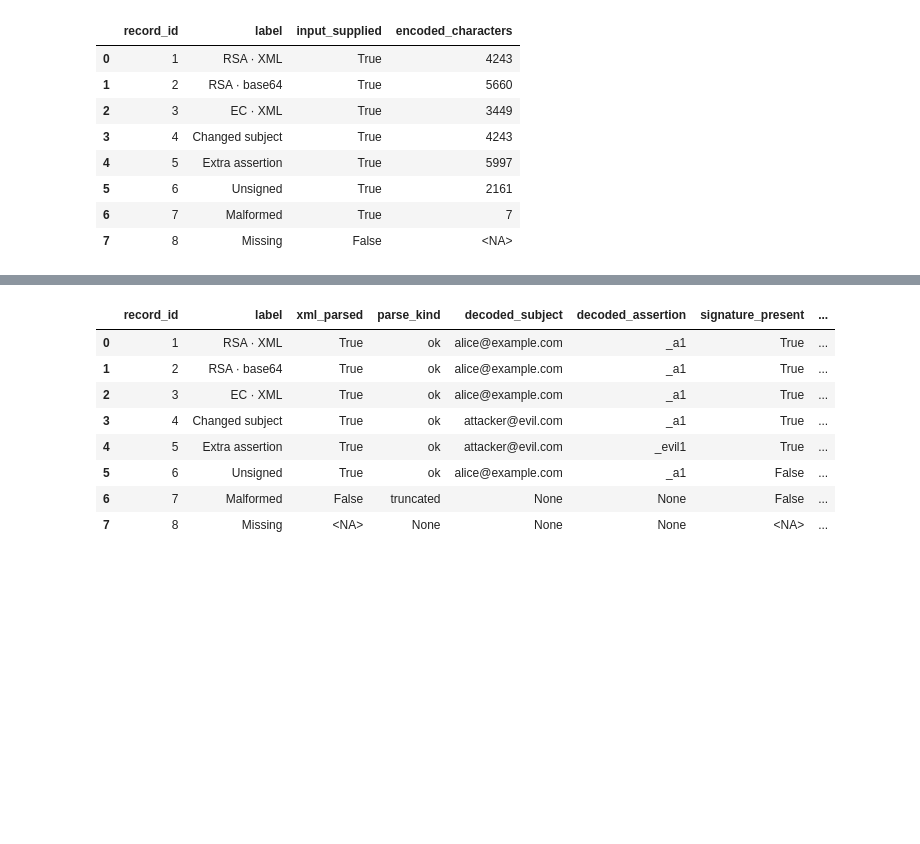
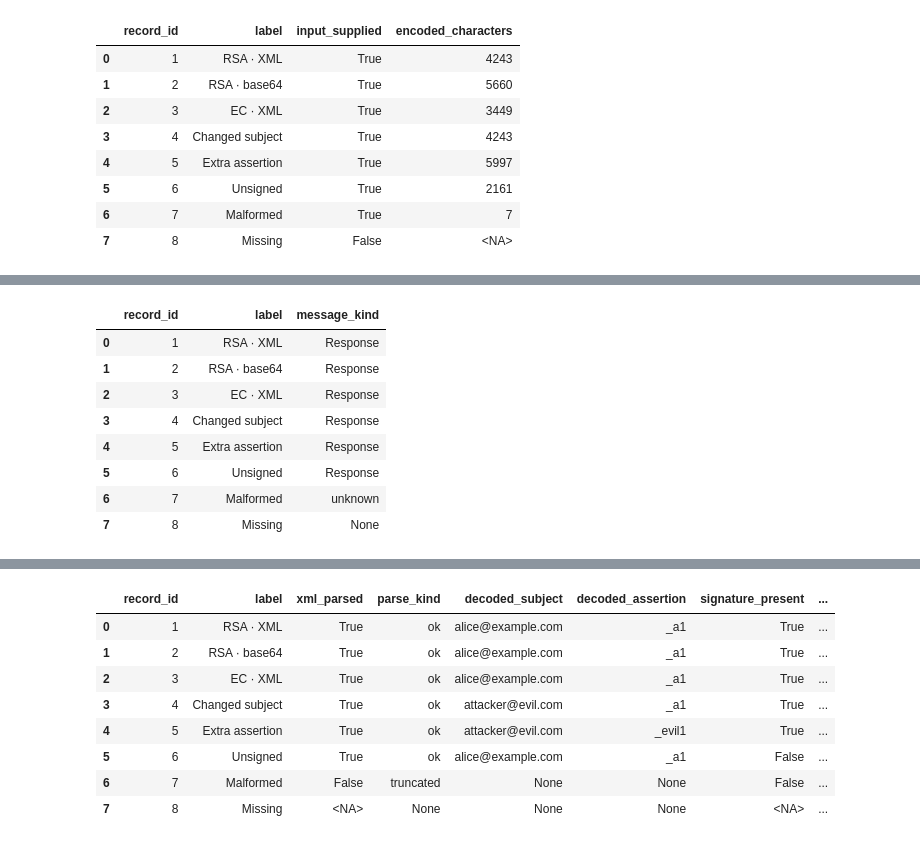
Before and after one commit to Query-farm/vgi-saml, a Jupyter notebook: notebooks/01_a_valid_signature_is_one_piece_of_evidence.ipynb, the cells around one changed output, grey strips where cells are left out. Saved outputs shown, nothing was run; the diff lists cells and outputs as text; code cells hidden in the pictures; blank space fills up the shorter version.

```diff
--- a/notebooks/01_a_valid_signature_is_one_piece_of_evidence.ipynb
+++ b/notebooks/01_a_valid_signature_is_one_piece_of_evidence.ipynb
@@ -106,0 +146,15 @@ FROM messages ORDER BY record_id;
+# %%
+%%sql
+CREATE TABLE message_kinds AS
+SELECT record_id,label,saml.main.message_type(message) AS message_kind FROM messages;
+SELECT * FROM message_kinds ORDER BY record_id;
+# %% [output]
+|  | record_id | label | message_kind |
+| 0 | 1 | RSA · XML | Response |
+| 1 | 2 | RSA · base64 | Response |
+| 2 | 3 | EC · XML | Response |
+| 3 | 4 | Changed subject | Response |
+| 4 | 5 | Extra assertion | Response |
+| 5 | 6 | Unsigned | Response |
+| 6 | 7 | Malformed | unknown |
+| 7 | 8 | Missing | None |
```
Also changed, not shown: parts of 24 cells of this notebook, 9 other files.
